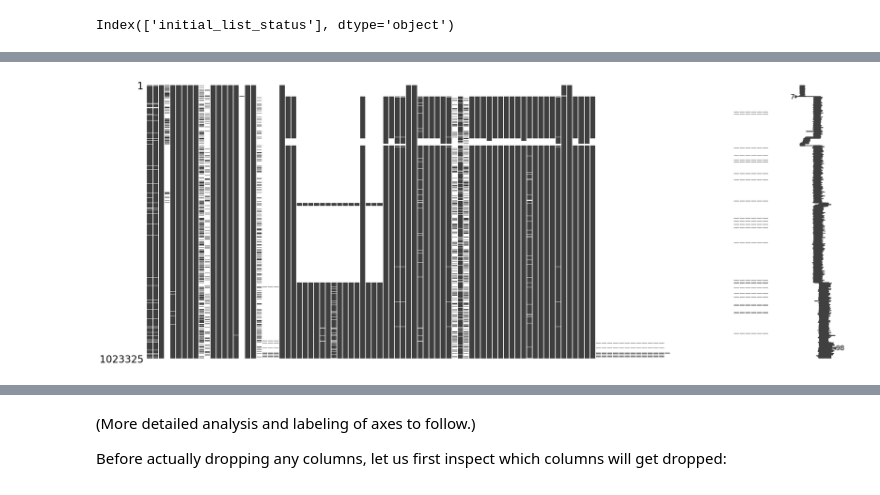
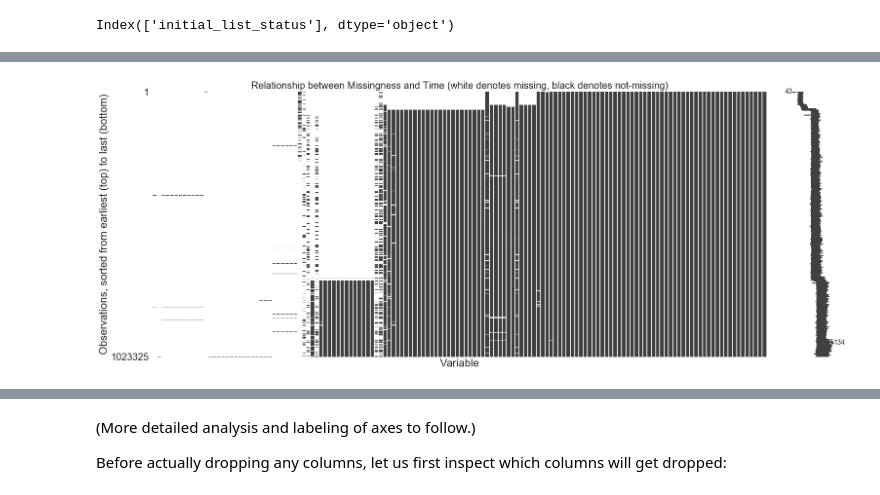
Before and after one commit to tloeber/Springboard, a Jupyter notebook: lending_club_1.ipynb, the cells around one changed output, grey strips where cells are left out. Saved outputs shown, nothing was run; the diff lists cells and outputs as text; code cells hidden in the pictures.

Commit message:
Analyze missingness versus time

```diff
--- a/lending_club_1.ipynb
+++ b/lending_club_1.ipynb
@@ -147,5 +228,10 @@ Let us now take a look at how these missing values are related to when loans wer
-# %%
-missingno.matrix(all_data.loc[:, all_data.isnull().any()])
-plt.show();
-# %% [output]
-[figure, removed]
+# %%
+# Plot missing data
+missingno.matrix(all_data.loc[:, missing.index])
+plt.title('Relationship between Missingness and Time (white denotes missing, black denotes not-missing)', \
+          fontsize=20)
+plt.ylabel('Observations, sorted from earliest (top) to last (bottom)', fontsize=22)
+plt.xlabel('Variable', fontsize=22)
+plt.show();
+# %% [output]
+[figure, added]
```
Also changed, not shown: parts of 38 cells of this notebook.
